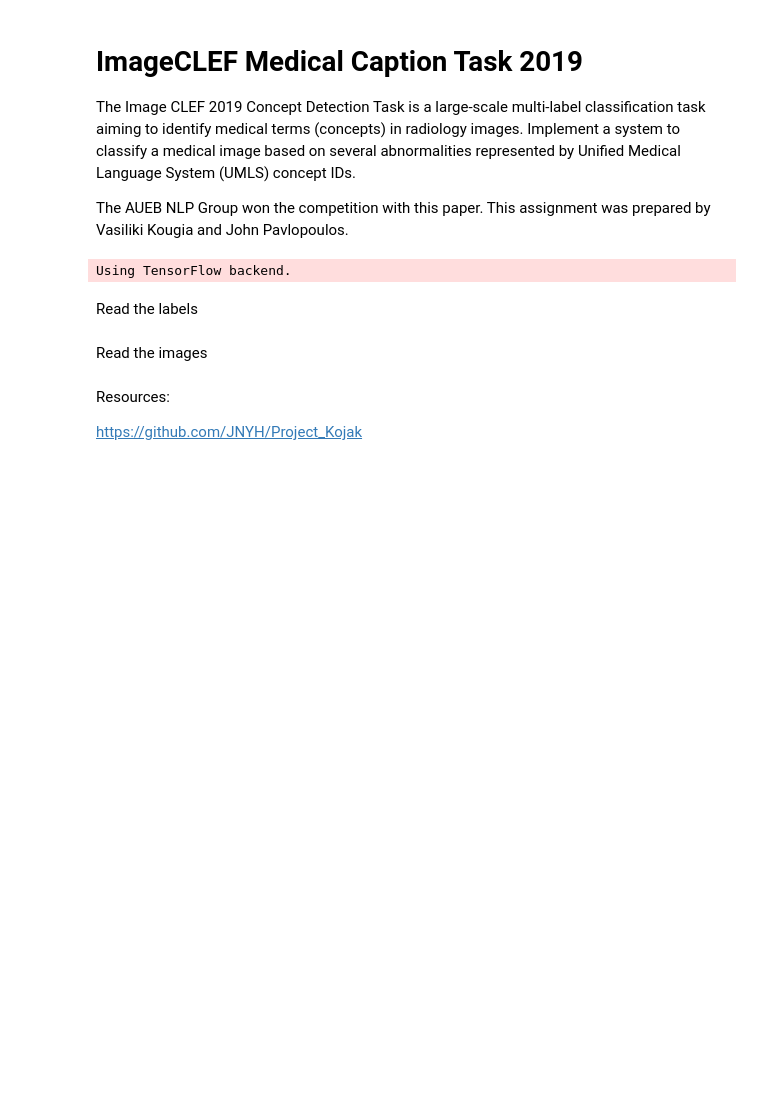
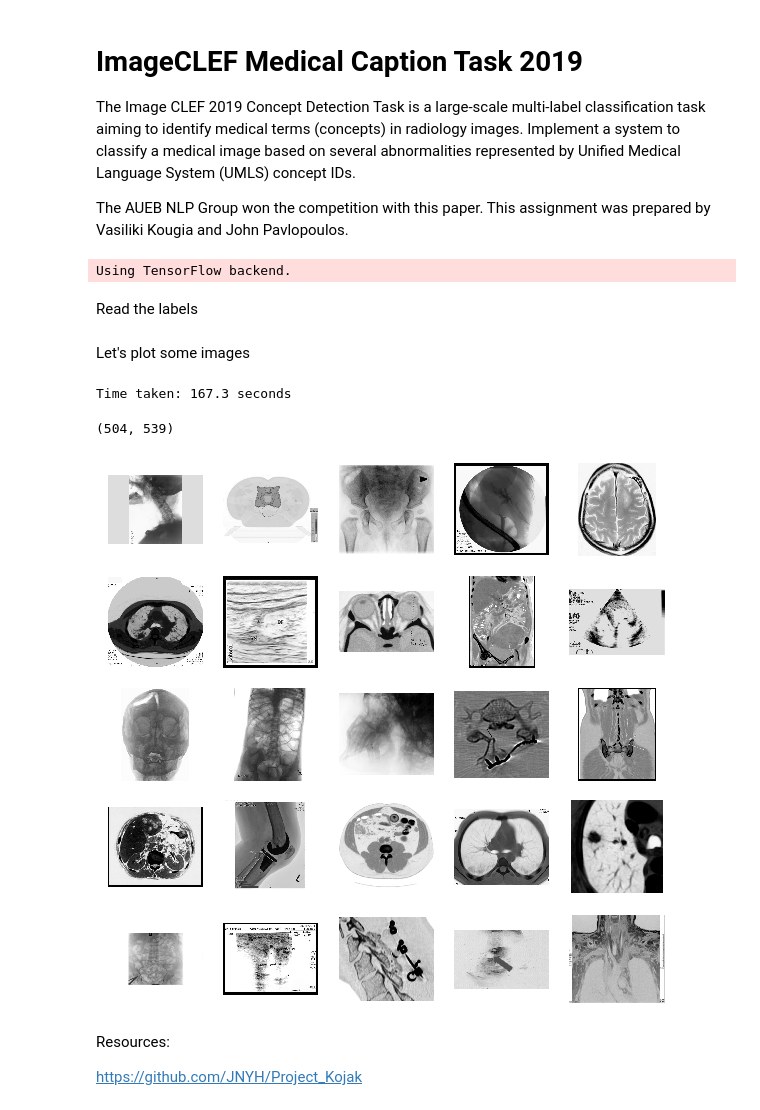
Before and after one commit to ionpetro/ImageCLEF-Medical-Caption-Task-2019, a Jupyter notebook: Image Classifier.ipynb, the cells around one changed output. Cells and saved outputs as stored; diff of their text form; code cells hidden in the pictures; blank space fills up the shorter version.

Commit message:
Read train images

```diff
--- a/Image Classifier.ipynb
+++ b/Image Classifier.ipynb
@@ -33,4 +40,38 @@ str_con = pd.read_csv(string_consepts)
 train_con = pd.read_csv(train_consepts)
 val_con = pd.read_csv(val_concepts)
-# %% [markdown]
-Read the images
+# %% [markdown]
+Let's plot some images
+# %%
+training_set = 'ImageCLEF2019/training-set/'
+test_set = 'ImageCLEF2019/test-set/'
+validation_set = 'ImageCLEF2019/validation-set/'
+# %%
+train = []
+
+time1 = time.time()   # to measure time taken
+
+# Load in the images
+for filepath in os.listdir(training_set):
+    instances = cv2.imread(training_set + filepath, 0)
+    train.append(instances)
+
+print('Time taken: {:.1f} seconds'.format(time.time() - time1))   # to measure time taken
+
+# train = np.array(train, dtype="float") / 255.0
+# %% [output]
+Time taken: 167.3 seconds
+# %%
+train[2].shape
+# %% [output]
+(504, 539)
+# %%
+plt.figure(figsize=(10,10))
+for i in range(25):
+    plt.subplot(5,5,i+1)
+    plt.xticks([])
+    plt.yticks([])
+    plt.grid(False)
+    plt.imshow(train[i], cmap=plt.cm.binary)
+#     plt.xlabel(class_names[train_labels[i]])
+# %% [output]
+[figure, added]
```
Also changed, not shown: parts of 3 cells of this notebook.
